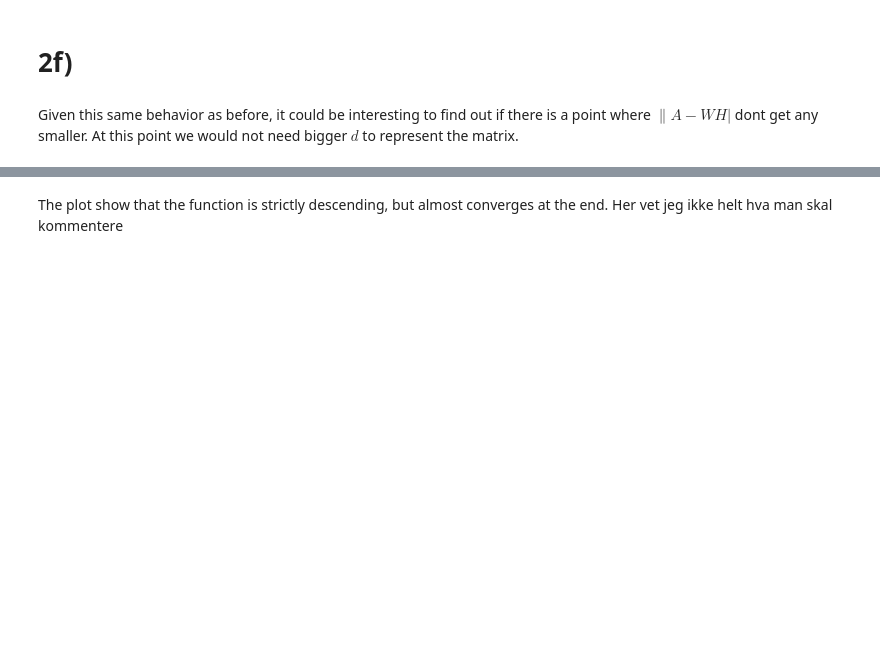
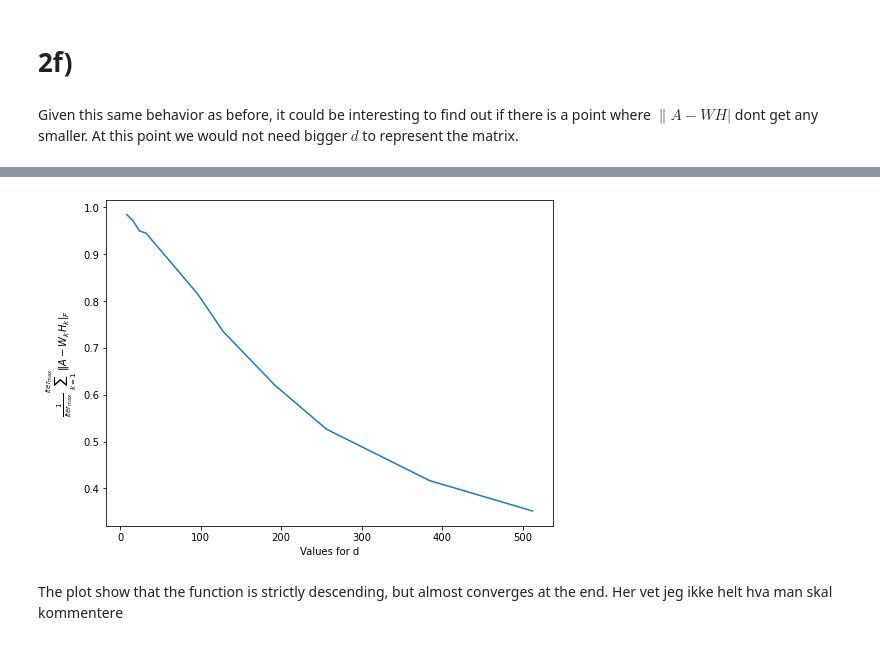
Before and after one commit to LaserGreco/Vitber-Prosjekt-3, a Jupyter notebook: rapport.ipynb, the cells around one changed output, grey strips where cells are left out. Saved outputs shown, nothing was run; the diff lists cells and outputs as text; code cells hidden in the pictures; blank space fills up the shorter version.

```diff
--- a/rapport.ipynb
+++ b/rapport.ipynb
@@ -612,3 +622,13 @@ plt.show()
+# %%
+plt.figure(figsize=(8,6))
+plt.plot(d_vals, differences/diff_mean)
+plt.xlabel('Values for d')
+plt.ylabel(r'$\frac{1}{iter_{max}} \sum_{k=1}^{iter_{max}} \Vert A - W_kH_k \vert_{F}$')
+plt.title('')
+
+plt.show()
+# %% [output]
+[figure, added]
 # %% [markdown]
 The plot show that the function is strictly descending, but almost converges at the end. Her vet jeg ikke helt hva man skal kommentere
 # %% [markdown]
```
Also changed, not shown: parts of 1 cell of this notebook.
